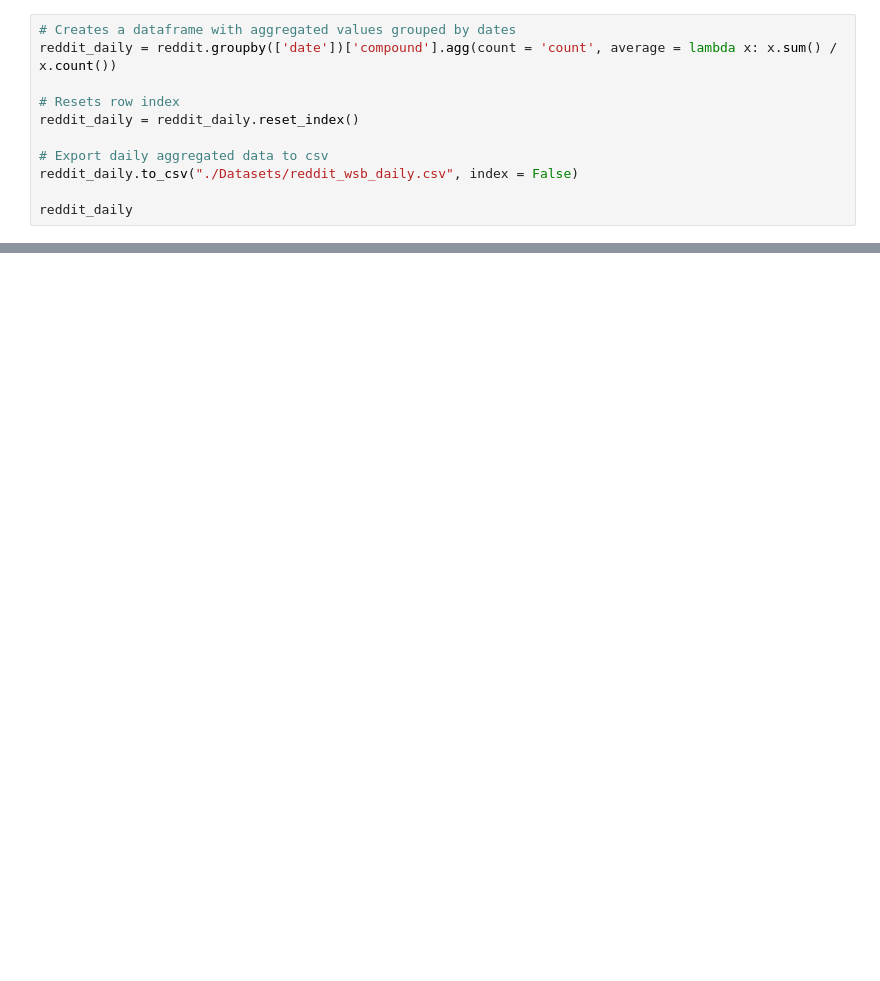
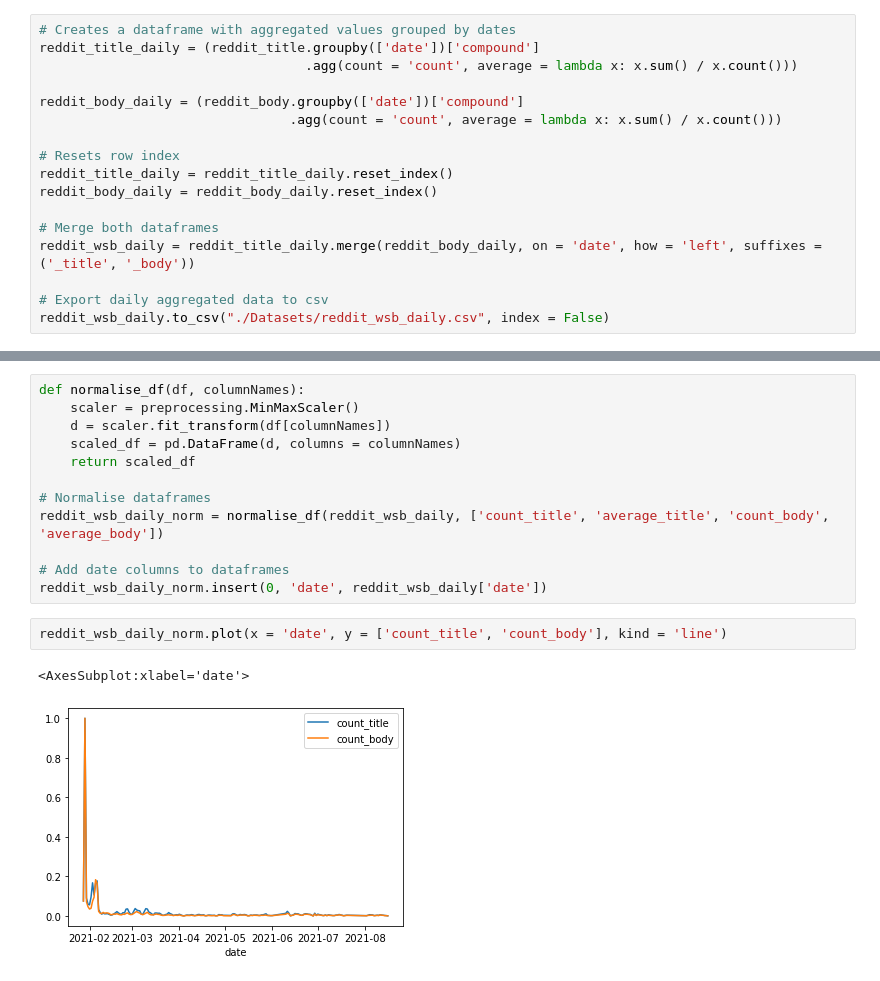
Before and after one commit to ccwhgetgit/DAO2702Project, a Jupyter notebook: Reddit.ipynb, the cells around one changed output, grey strips where cells are left out. Saved outputs shown, nothing was run; the diff lists cells and outputs as text; blank space fills up the shorter version.

```diff
--- a/Reddit.ipynb
+++ b/Reddit.ipynb
@@ -102,11 +133,17 @@ for i in range(len(reddit['title'])):
 # %%
 # Creates a dataframe with aggregated values grouped by dates
-reddit_daily = reddit.groupby(['date'])['compound'].agg(count = 'count', average = lambda x: x.sum() / x.count())
+reddit_title_daily = (reddit_title.groupby(['date'])['compound']
+                                  .agg(count = 'count', average = lambda x: x.sum() / x.count()))
+
+reddit_body_daily = (reddit_body.groupby(['date'])['compound']
+                                .agg(count = 'count', average = lambda x: x.sum() / x.count()))
 
 # Resets row index
-reddit_daily = reddit_daily.reset_index()
+reddit_title_daily = reddit_title_daily.reset_index()
+reddit_body_daily = reddit_body_daily.reset_index()
+
+# Merge both dataframes
+reddit_wsb_daily = reddit_title_daily.merge(reddit_body_daily, on = 'date', how = 'left', suffixes = ('_title', '_body'))
 
 # Export daily aggregated data to csv
-reddit_daily.to_csv("./Datasets/reddit_wsb_daily.csv", index = False)
-
-reddit_daily
+reddit_wsb_daily.to_csv("./Datasets/reddit_wsb_daily.csv", index = False)
@@ -144 +159,18 @@ plt.plot(x, count)
+# %%
+def normalise_df(df, columnNames):
+    scaler = preprocessing.MinMaxScaler()
+    d = scaler.fit_transform(df[columnNames])
+    scaled_df = pd.DataFrame(d, columns = columnNames)
+    return scaled_df
+
+# Normalise dataframes
+reddit_wsb_daily_norm = normalise_df(reddit_wsb_daily, ['count_title', 'average_title', 'count_body', 'average_body'])
+
+# Add date columns to dataframes
+reddit_wsb_daily_norm.insert(0, 'date', reddit_wsb_daily['date'])
+# %%
+reddit_wsb_daily_norm.plot(x = 'date', y = ['count_title', 'count_body'], kind = 'line')
+# %% [output]
+<AxesSubplot:xlabel='date'>
+[figure, added]
 # %%
```
Also changed, not shown: parts of 12 cells of this notebook, 3 other files.
